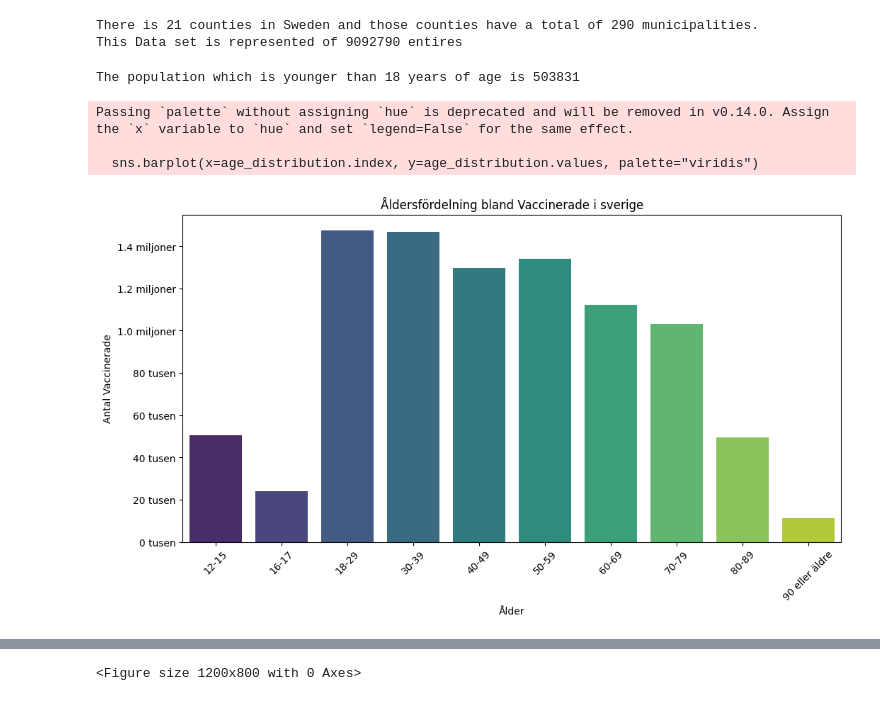
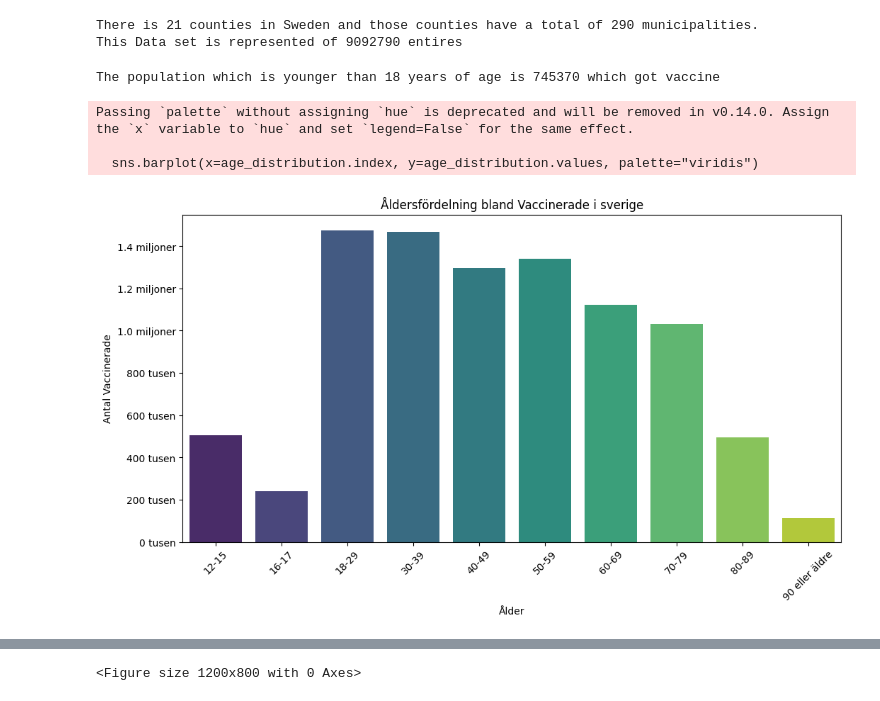
Before and after one commit to Kevinthulin/Lab1-Data-Behandling, a Jupyter notebook: Lab1/Vaccinationer.ipynb, the cells around one changed output, grey strips where cells are left out. Drawn from its saved outputs; the diff is of its cells as text; code cells hidden in the pictures.

```diff
--- a/Lab1/Vaccinationer.ipynb
+++ b/Lab1/Vaccinationer.ipynb
@@ -68,32 +68,32 @@ print(f"This Data set is represented of {dict['represented population']} entires
 There is 21 counties in Sweden and those counties have a total of 290 municipalities.
 This Data set is represented of 9092790 entires
 # %%
-vac_data = vaccine_data[(vaccine_data['Ålder'] == '12-15') | (vaccine_data['Ålder'] == 16-17)]
+vac_data = vaccine_data[(vaccine_data['Ålder'] == '12-15') | (vaccine_data['Ålder'] == '16-17')]
 
 sum_vac_data = vac_data['Befolkning'].sum()
-print(f"The population which is younger than 18 years of age is {sum_vac_data}")
+print(f"The population which is younger than 18 years of age is {sum_vac_data} which got vaccine")
 # %% [output]
-The population which is younger than 18 years of age is 503831
+The population which is younger than 18 years of age is 745370 which got vaccine
 # %%
 age_distribution = vaccine_data.groupby('Ålder')['Befolkning'].sum()
 
 def thousand_setter(x, pos):
     if x < 1000000:
-        return f'{int(x/10000)} tusen'
+        return f'{int(x/1000)} tusen'
     else:
         return f'{x/1000000:.1f} miljoner'
 
 plt.figure(figsize=(12, 6))
 sns.barplot(x=age_distribution.index, y=age_distribution.values, palette="viridis")
 plt.gca().yaxis.set_major_formatter(mticker.FuncFormatter(thousand_setter))
 plt.title('Åldersfördelning bland Vaccinerade i sverige')
 plt.xlabel('Ålder')
 plt.ylabel('Antal Vaccinerade')
 plt.xticks(rotation=45)
 plt.savefig('../Data/Visualizeringar/Age_between_all_vaccinated.png')
 plt.show()
 # %% [output]
 Passing `palette` without assigning `hue` is deprecated and will be removed in v0.14.0. Assign the `x` variable to `hue` and set `legend=False` for the same effect.
 
   sns.barplot(x=age_distribution.index, y=age_distribution.values, palette="viridis")
-[figure, old version]
+[figure, new version]
```
Also changed, not shown: parts of 2 cells of this notebook.
